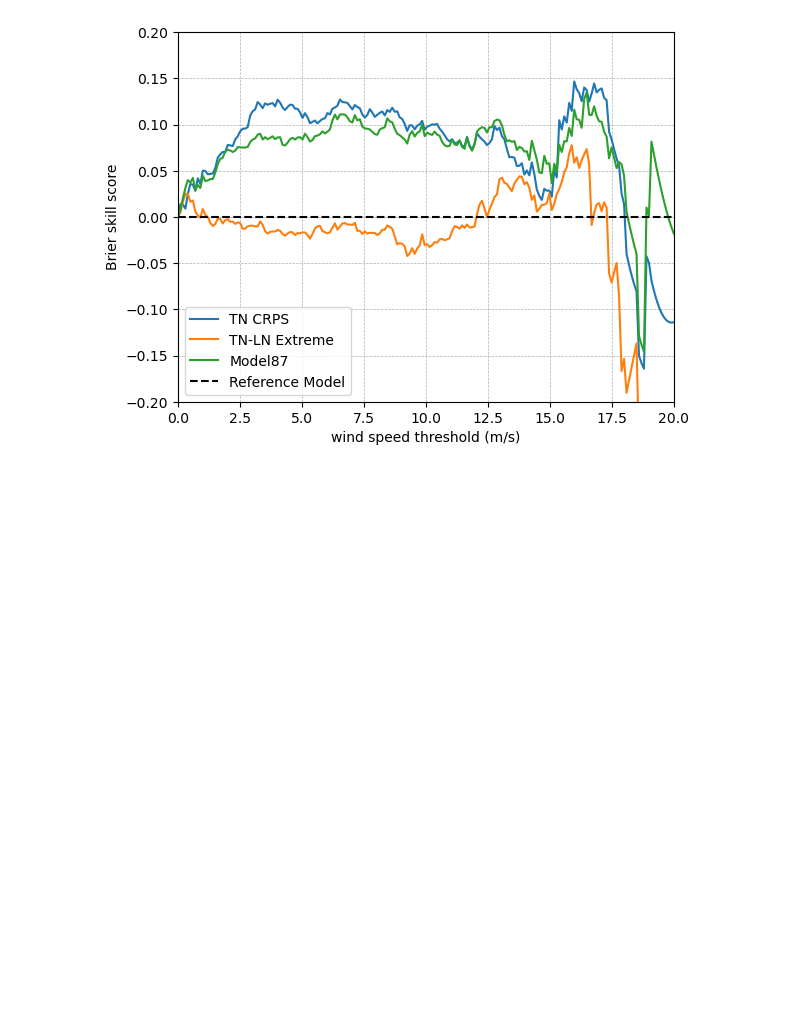
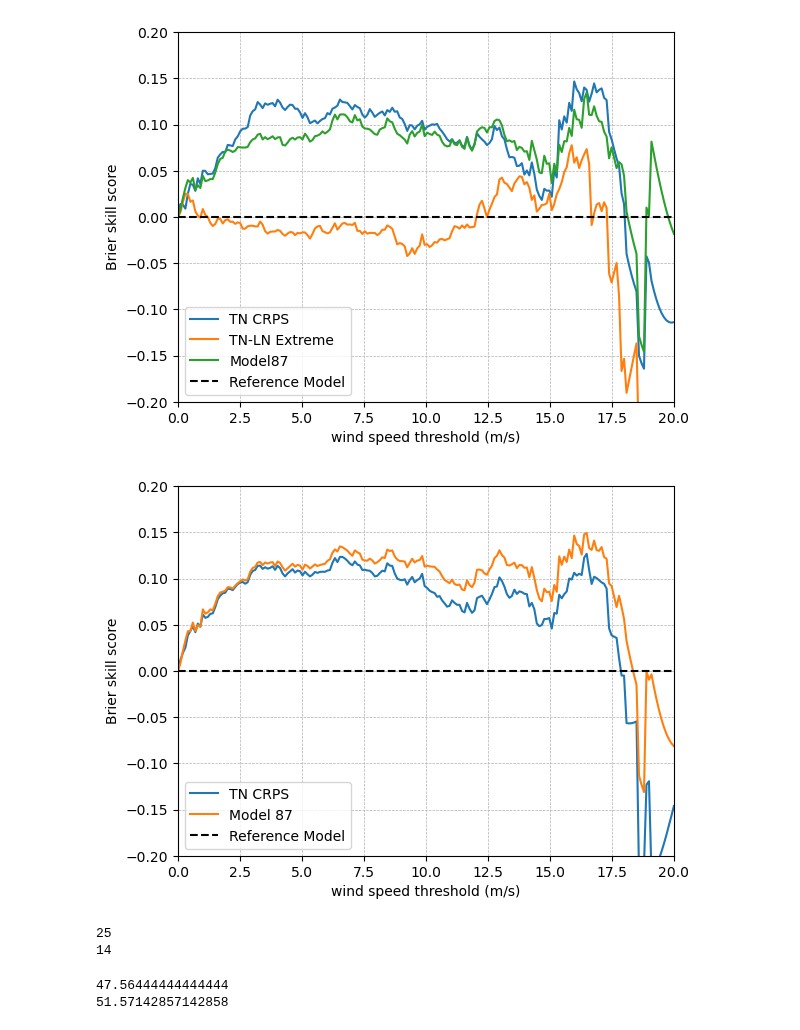
Before and after one commit to SimonHakvoort/thesiscode, a Jupyter notebook: src/nn_results/meeting_august_15.ipynb, the cells around one changed output. Drawn from its saved outputs; the diff is of its cells as text; code cells hidden in the pictures; blank space fills up the shorter version.

```diff
--- a/src/nn_results/meeting_august_15.ipynb
+++ b/src/nn_results/meeting_august_15.ipynb
@@ -43,11 +43,11 @@ folder = '/net/pc200239/nobackup/users/hakvoort/models/climatology/climatology_c
 
 climatology = Climatology.load(folder)
 # %%
-train_data0, test_data0_original, ignore = load_cv_data(0, features_names_dict)
+train_data0_original, test_data0_original, ignore = load_cv_data(0, features_names_dict)
 
-data_load = train_data0.batch(32)
+data_load = train_data0_original.batch(32)
 
-train_data0 = train_data0.batch(train_data0.cardinality())
+train_data0 = train_data0_original.batch(train_data0_original.cardinality())
 test_data0 = test_data0_original.batch(test_data0_original.cardinality())
 # %%
 train_data1, test_data1_original, ignore = load_cv_data(1, features_names_dict)
@@ -250,0 +257,12 @@ params2 = [
+# %%
+filepath = '/net/pc200239/nobackup/users/hakvoort/models/final_models/bagging_cnn/bagging_crps_tn_115'
+
+bagging_base = CNNBaggingEMOS.my_load(filepath)
+
+bagging_base.load_models(data_load)
+
+filepath = '/net/pc200239/nobackup/users/hakvoort/models/final_models/bagging_cnn/bagging_model_87'
+
+bagging_model_87 = CNNBaggingEMOS.my_load(filepath)
+
+bagging_model_87.load_models(data_load)
@@ -250,0 +292,2 @@ params2 = [
+# %%
+all_bagging_models = {'TN CRPS': bagging_base, 'Model 87': bagging_model_87}
@@ -374,3 +442,21 @@ make_brier_skill_plot_tf(emos_base, cnn_models, test_data0, values, ylim=ylim)
 272/272 ━━━━━━━━━━━━━━━━━━━━ 1s 4ms/step
 272/272 ━━━━━━━━━━━━━━━━━━━━ 1s 4ms/step
 [figure]
+# %%
+values = np.linspace(0,20,200)
+ylim=[-0.2,0.2]
+make_brier_skill_plot_tf(emos_base, all_bagging_models, test_data0, values, ylim=ylim)
+# %% [output]
+[figure, added]
+# %%
+print(len(epochs_base))
+print(len(epochs_run_87))
+# %% [output]
+25
+14
+# %%
+print(epochs_base.mean() * 2/3)
+print(epochs_run_87.mean() *2/3)
+# %% [output]
+47.56444444444444
+51.57142857142858
```
Also changed, not shown: parts of 10 cells of this notebook, 5 other files.
